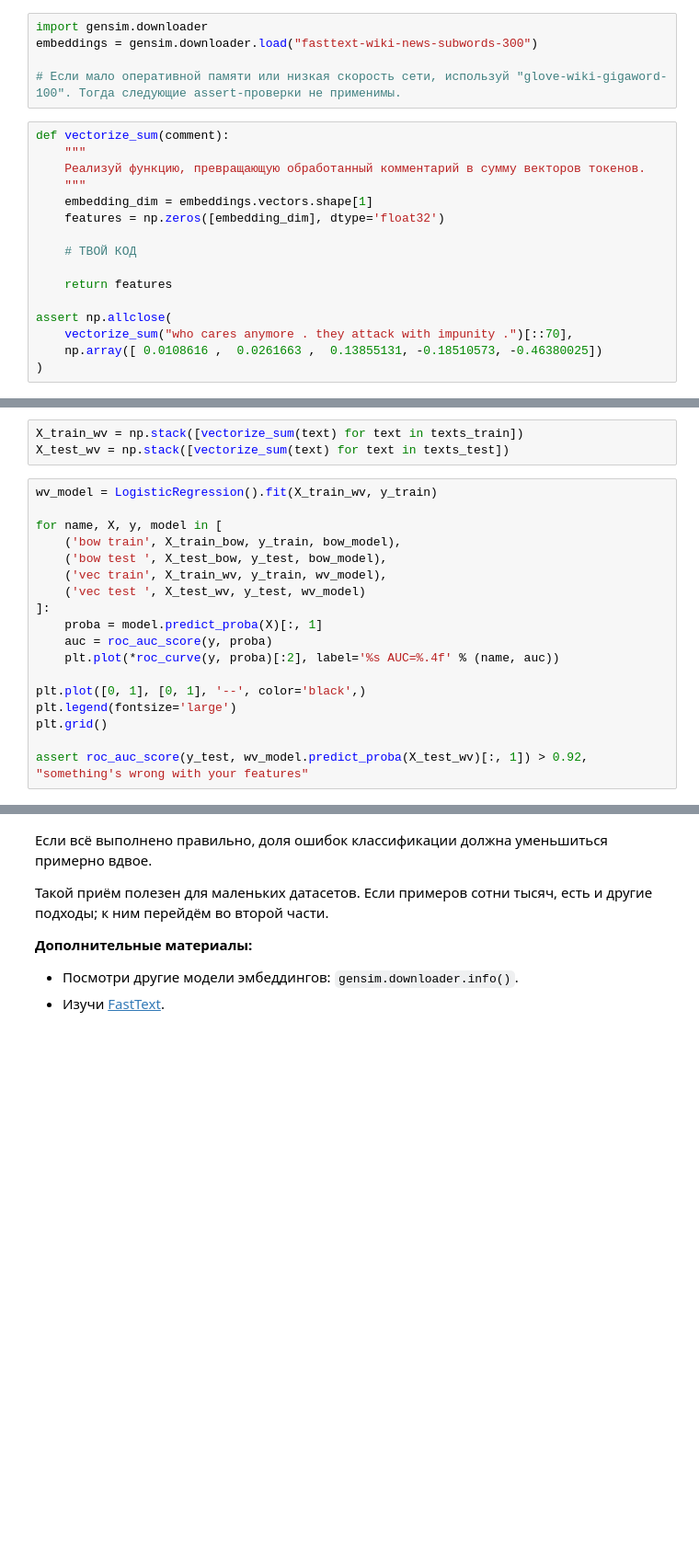
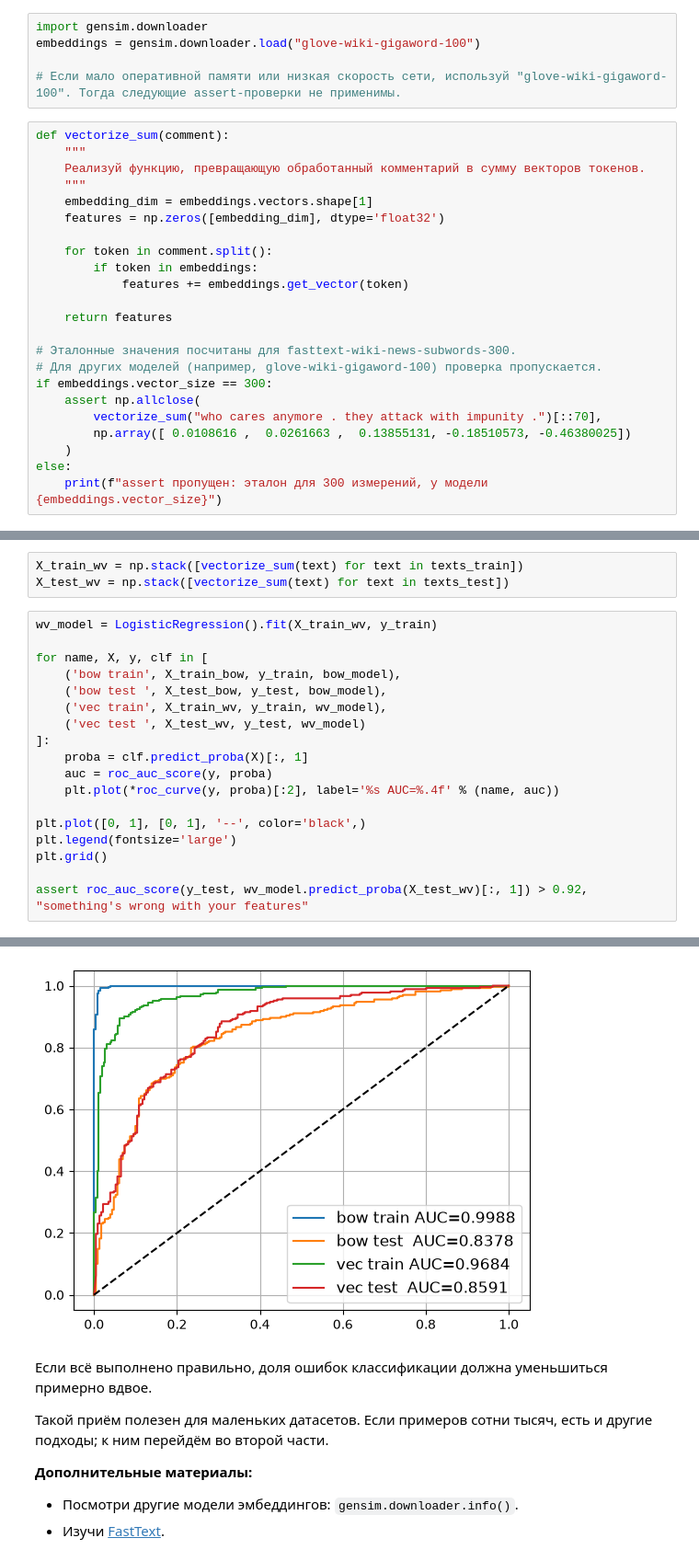
Before and after one commit to megannnn98/nlp_course_ru, a Jupyter notebook: week01_embeddings/seminar.ipynb, the cells around one changed output, grey strips where cells are left out. Shown at 92% size. Cells and saved outputs as stored; diff of their text form; blank space fills up the shorter version.

```diff
--- a/week01_embeddings/seminar.ipynb
+++ b/week01_embeddings/seminar.ipynb
@@ -569,7 +729,7 @@ TF-IDF **не обязан** показывать качество выше, ч
 **Примечание:** загрузка предобученной модели может занять заметное время.
 # %%
 import gensim.downloader
-embeddings = gensim.downloader.load("fasttext-wiki-news-subwords-300")
+embeddings = gensim.downloader.load("glove-wiki-gigaword-100")
 
 # Если мало оперативной памяти или низкая скорость сети, используй "glove-wiki-gigaword-100". Тогда следующие assert-проверки не применимы.
 # %%
@@ -580,11 +740,18 @@ def vectorize_sum(comment):
     embedding_dim = embeddings.vectors.shape[1]
     features = np.zeros([embedding_dim], dtype='float32')
 
-    # ТВОЙ КОД
+    for token in comment.split():
+        if token in embeddings:
+            features += embeddings.get_vector(token)
 
     return features
 
-assert np.allclose(
-    vectorize_sum("who cares anymore . they attack with impunity .")[::70],
-    np.array([ 0.0108616 ,  0.0261663 ,  0.13855131, -0.18510573, -0.46380025])
-)
+# Эталонные значения посчитаны для fasttext-wiki-news-subwords-300.
+# Для других моделей (например, glove-wiki-gigaword-100) проверка пропускается.
+if embeddings.vector_size == 300:
+    assert np.allclose(
+        vectorize_sum("who cares anymore . they attack with impunity .")[::70],
+        np.array([ 0.0108616 ,  0.0261663 ,  0.13855131, -0.18510573, -0.46380025])
+    )
+else:
+    print(f"assert пропущен: эталон для 300 измерений, у модели {embeddings.vector_size}")
@@ -594,13 +763,13 @@ X_test_wv = np.stack([vectorize_sum(text) for text in texts_test])
 # %%
 wv_model = LogisticRegression().fit(X_train_wv, y_train)
 
-for name, X, y, model in [
+for name, X, y, clf in [
     ('bow train', X_train_bow, y_train, bow_model),
     ('bow test ', X_test_bow, y_test, bow_model),
     ('vec train', X_train_wv, y_train, wv_model),
     ('vec test ', X_test_wv, y_test, wv_model)
 ]:
-    proba = model.predict_proba(X)[:, 1]
+    proba = clf.predict_proba(X)[:, 1]
     auc = roc_auc_score(y, proba)
     plt.plot(*roc_curve(y, proba)[:2], label='%s AUC=%.4f' % (name, auc))
 
@@ -609,3 +778,4 @@ plt.legend(fontsize='large')
 plt.grid()
 
 assert roc_auc_score(y_test, wv_model.predict_proba(X_test_wv)[:, 1]) > 0.92, "something's wrong with your features"
+# %% [output]
@@ -612,3 +791,4 @@ assert roc_auc_score(y_test, wv_model.predict_proba(X_test_wv)[:, 1]) > 0.92, "s
+[figure, added]
 # %% [markdown]
 Если всё выполнено правильно, доля ошибок классификации должна уменьшиться примерно вдвое.
 
```
Also changed, not shown: parts of 32 cells of this notebook, 49 other files.
